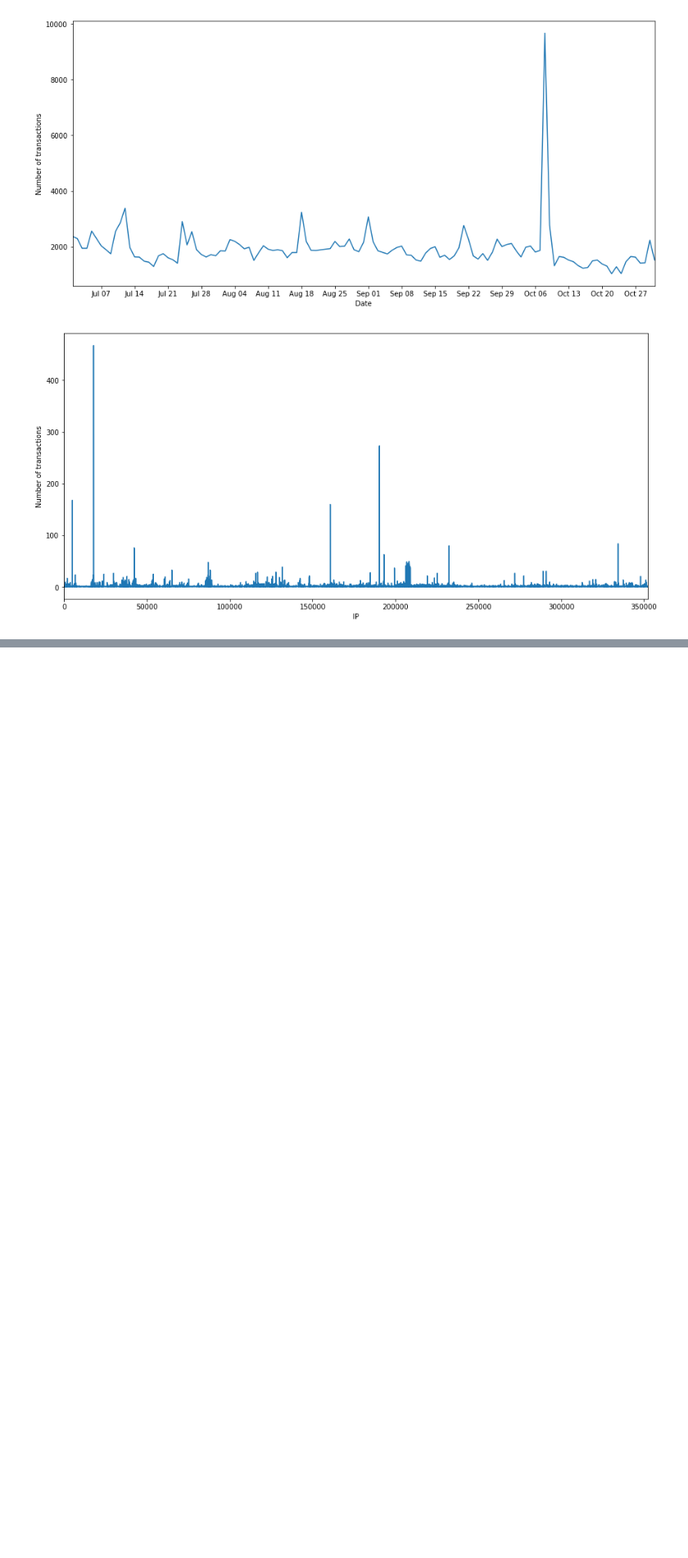
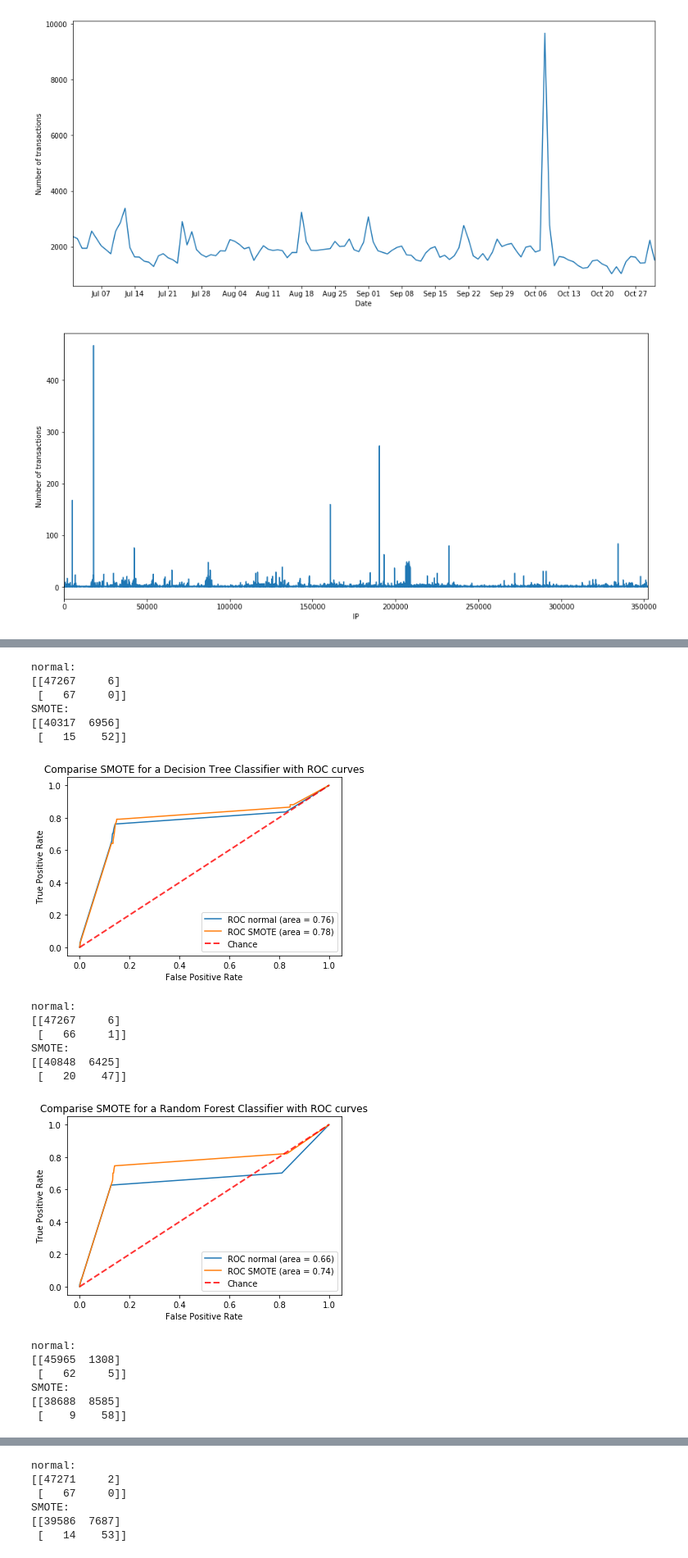
Before and after one commit to R-Graafmans/CDA_CS4035, a Jupyter notebook: Week 1 - Credit Card Fraud/Main-pandas.ipynb, the cells around one changed output, grey strips where cells are left out. Shown at 82% size. Saved outputs shown, nothing was run; the diff lists cells and outputs as text; code cells hidden in the pictures; blank space fills up the shorter version.

```diff
--- a/Week 1 - Credit Card Fraud/Main-pandas.ipynb
+++ b/Week 1 - Credit Card Fraud/Main-pandas.ipynb
@@ -241,0 +222,36 @@ def plot_line_compare_smote(classifier, line_label, train_ft, test_ft, train_lbl
+# %%
+# data_ft = df[['usd_amount', 'dif_avg_amount', 'subscription', 'verification', 'cvcresponse']].values
+data_ft = df[['dif_avg_amount', 'cvcresponse', 'verification', 'cvc']].values
+data_lbl = df[['label']].values.ravel()
+
+train_ft, test_ft, train_lbl, test_lbl = train_test_split(data_ft,data_lbl,test_size=0.2)
+
+sm = smote(sampling_strategy = 'minority')
+
+train_ft_smote, train_lbl_smote = sm.fit_sample(train_ft,train_lbl)
+
+compare_sampling(DecisionTreeClassifier(max_depth = 10), "Decision Tree Classifier", 'SMOTE', train_ft, train_ft_smote, test_ft, train_lbl, train_lbl_smote, test_lbl)
+compare_sampling(RandomForestClassifier(n_estimators=10), "Random Forest Classifier", 'SMOTE', train_ft, train_ft_smote, test_ft, train_lbl, train_lbl_smote, test_lbl)
+compare_sampling(GaussianNB(), "Gaussian Naive Bayes", 'SMOTE', train_ft, train_ft_smote, test_ft, train_lbl, train_lbl_smote, test_lbl)
+compare_sampling(AdaBoostClassifier(), "Ada Boost Classifier", 'SMOTE', train_ft, train_ft_smote, test_ft, train_lbl, train_lbl_smote, test_lbl)
+# %% [output]
+normal:
+[[47267     6]
+ [   67     0]]
+SMOTE:
+[[40317  6956]
+ [   15    52]]
+[figure, added]
+normal:
+[[47267     6]
+ [   66     1]]
+SMOTE:
+[[40848  6425]
+ [   20    47]]
+[figure, added]
+normal:
+[[45965  1308]
+ [   62     5]]
+SMOTE:
+[[38688  8585]
+ [    9    58]]
@@ -241,0 +259,6 @@ def plot_line_compare_smote(classifier, line_label, train_ft, test_ft, train_lbl
+normal:
+[[47271     2]
+ [   67     0]]
+SMOTE:
+[[39586  7687]
+ [   14    53]]
```
Also changed, not shown: parts of 8 cells of this notebook, 1 other file.
